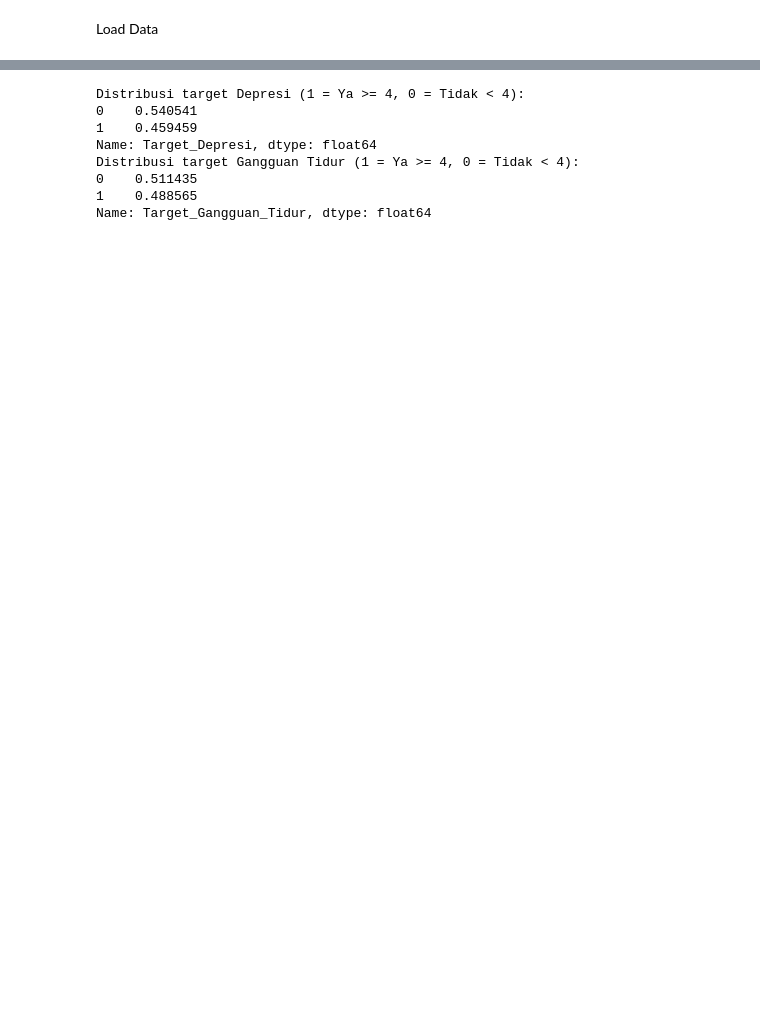
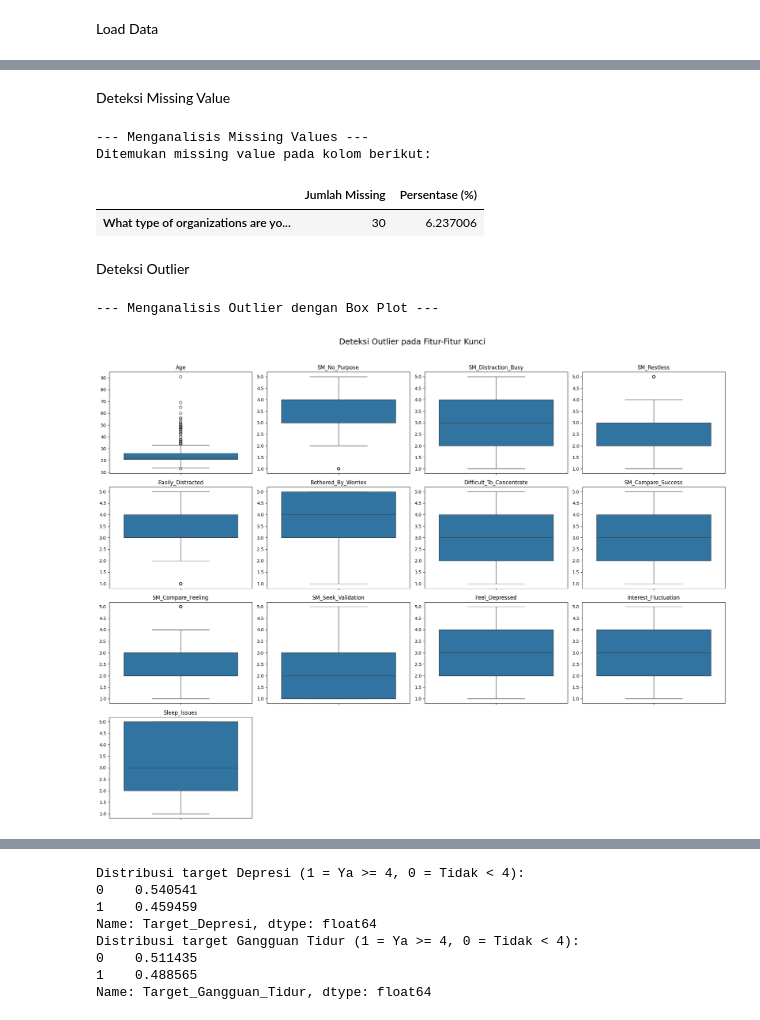
Before and after one commit to akhdanrgya/DataMiningSocialMedia, a Jupyter notebook: tubes2.ipynb, the cells around one changed output, grey strips where cells are left out. Saved outputs shown, nothing was run; the diff lists cells and outputs as text; code cells hidden in the pictures; blank space fills up the shorter version.

```diff
--- a/tubes2.ipynb
+++ b/tubes2.ipynb
@@ -90,0 +87,45 @@ Statistik Deskriptif:
+# %% [markdown]
+Deteksi Missing Value
+# %%
+print("\n--- Menganalisis Missing Values ---")
+missing_values = df.isnull().sum()
+missing_percentage = (missing_values / len(df)) * 100
+missing_df = pd.DataFrame({'Jumlah Missing': missing_values, 'Persentase (%)': missing_percentage})
+missing_df_filtered = missing_df[missing_df['Jumlah Missing'] > 0].sort_values(by='Jumlah Missing', ascending=False)
+
+if missing_df_filtered.empty:
+    print("✅ Tidak ditemukan missing value pada data.")
+else:
+    print("Ditemukan missing value pada kolom berikut:")
+    display(missing_df_filtered)
+# %% [output]
+--- Menganalisis Missing Values ---
+Ditemukan missing value pada kolom berikut:
+|  | Jumlah Missing | Persentase (%) |
+| What type of organizations are yo... | 30 | 6.237006 |
+# %% [markdown]
+Deteksi Outlier
+# %%
+print("\n--- Menganalisis Outlier dengan Box Plot ---")
+# Pilih kolom numerik asli untuk deteksi outlier
+kolom_numerik_outlier = [
+    'Age', 'SM_No_Purpose', 'SM_Distraction_Busy', 'SM_Restless', 'Easily_Distracted',
+    'Bothered_By_Worries', 'Difficult_To_Concentrate', 'SM_Compare_Success',
+    'SM_Compare_Feeling', 'SM_Seek_Validation', 'Feel_Depressed',
+    'Interest_Fluctuation', 'Sleep_Issues'
+]
+
+plt.figure(figsize=(20, 15))
+plt.suptitle('Deteksi Outlier pada Fitur-Fitur Kunci', fontsize=18, y=1.02)
+
+for i, col in enumerate(kolom_numerik_outlier):
+    plt.subplot(4, 4, i + 1)
+    sns.boxplot(y=df[col])
+    plt.title(col, fontsize=12)
+    plt.ylabel('')
+
+plt.tight_layout()
+plt.show()
+# %% [output]
+--- Menganalisis Outlier dengan Box Plot ---
+[figure, added]
```
Also changed, not shown: parts of 18 cells of this notebook, 1 other file.
